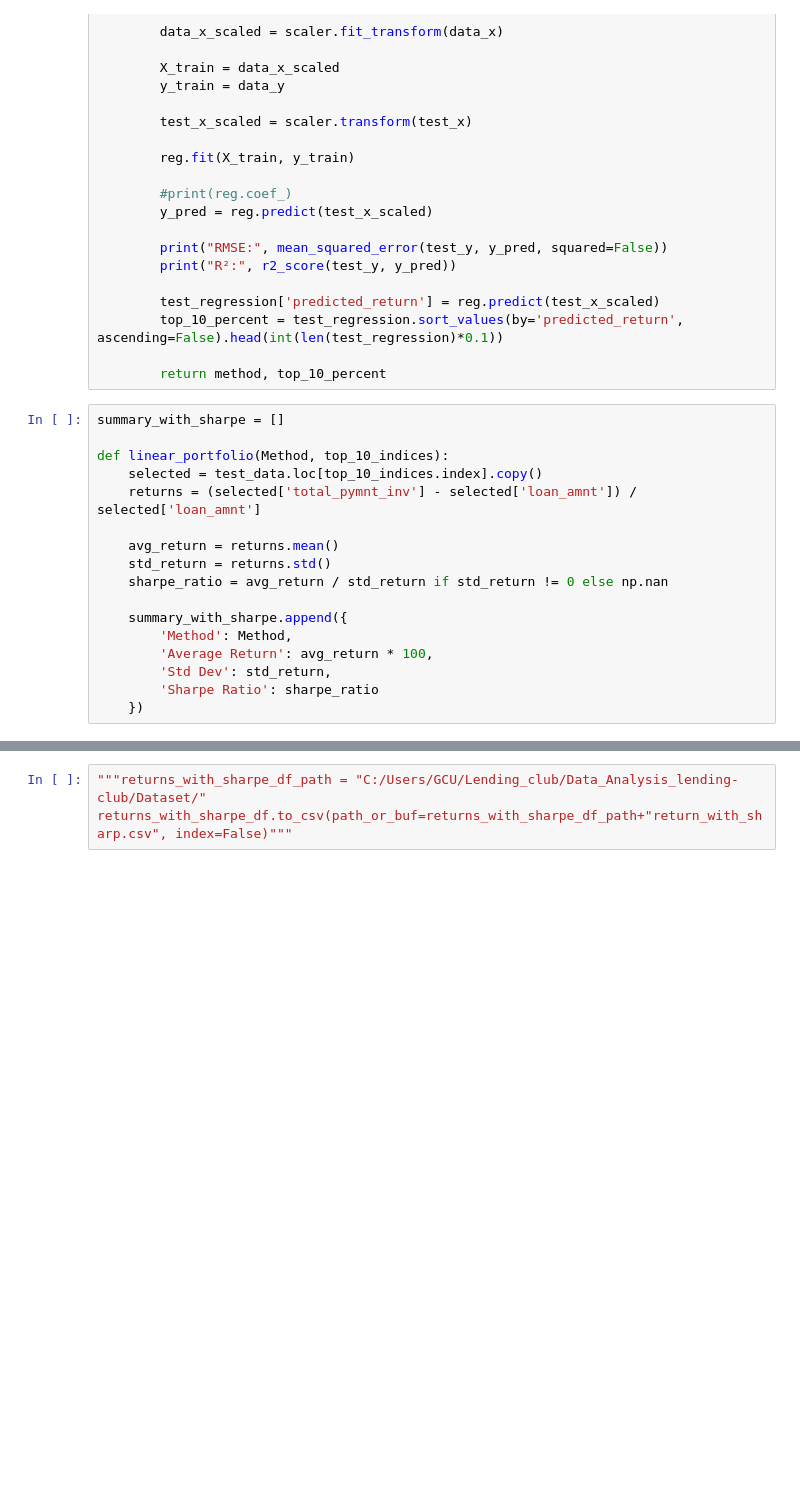
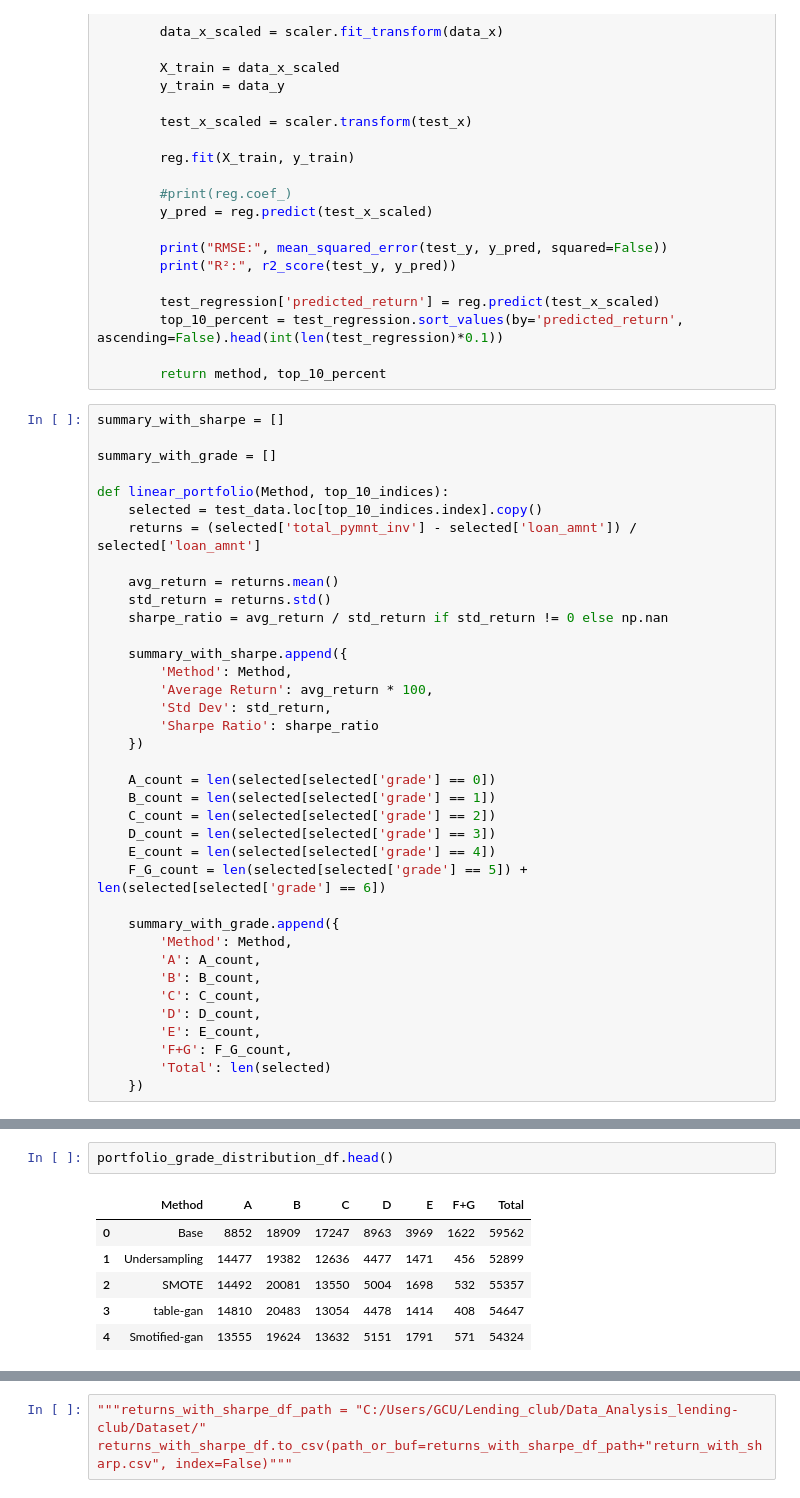
Before and after one commit to Seungminin/Data_Analysis_lending-club, a Jupyter notebook: Paper_code/smotified_portfolio.ipynb, the cells around one changed output, grey strips where cells are left out. Drawn from its saved outputs; the diff is of its cells as text; blank space fills up the shorter version.

```diff
--- a/Paper_code/smotified_portfolio.ipynb
+++ b/Paper_code/smotified_portfolio.ipynb
@@ -262,6 +262,8 @@ def select_fully_paid(y_pred, method):
         return method, top_10_percent
 # %%
 summary_with_sharpe = []
+
+summary_with_grade = []
 
 def linear_portfolio(Method, top_10_indices):
     selected = test_data.loc[top_10_indices.index].copy()
@@ -277,6 +279,24 @@ def linear_portfolio(Method, top_10_indices):
         'Std Dev': std_return,
         'Sharpe Ratio': sharpe_ratio
     })
+
+    A_count = len(selected[selected['grade'] == 0])
+    B_count = len(selected[selected['grade'] == 1])
+    C_count = len(selected[selected['grade'] == 2])
+    D_count = len(selected[selected['grade'] == 3])
+    E_count = len(selected[selected['grade'] == 4])
+    F_G_count = len(selected[selected['grade'] == 5]) + len(selected[selected['grade'] == 6])
+
+    summary_with_grade.append({
+        'Method': Method,
+        'A': A_count,
+        'B': B_count,
+        'C': C_count,
+        'D': D_count,
+        'E': E_count,
+        'F+G': F_G_count,
+        'Total': len(selected)
+    })
 # %%
 from imblearn.over_sampling import SMOTE
 from sklearn.utils import shuffle
@@ -456,0 +479,9 @@ returns_with_sharpe_df.head()
+# %%
+portfolio_grade_distribution_df.head()
+# %% [output]
+|  | Method | A | B | C | D | E | F+G | Total |
+| 0 | Base | 8852 | 18909 | 17247 | 8963 | 3969 | 1622 | 59562 |
+| 1 | Undersampling | 14477 | 19382 | 12636 | 4477 | 1471 | 456 | 52899 |
+| 2 | SMOTE | 14492 | 20081 | 13550 | 5004 | 1698 | 532 | 55357 |
+| 3 | table-gan | 14810 | 20483 | 13054 | 4478 | 1414 | 408 | 54647 |
+| 4 | Smotified-gan | 13555 | 19624 | 13632 | 5151 | 1791 | 571 | 54324 |
```
Also changed, not shown: parts of 4 cells of this notebook.
